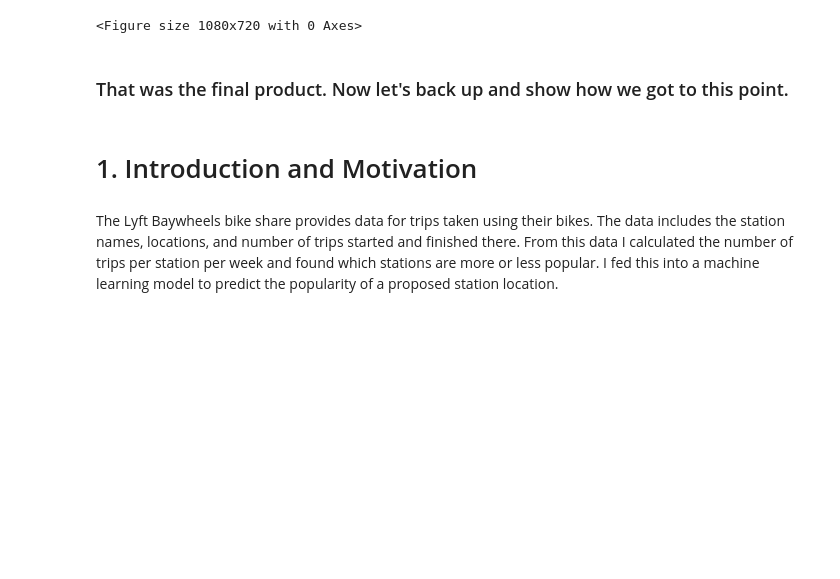
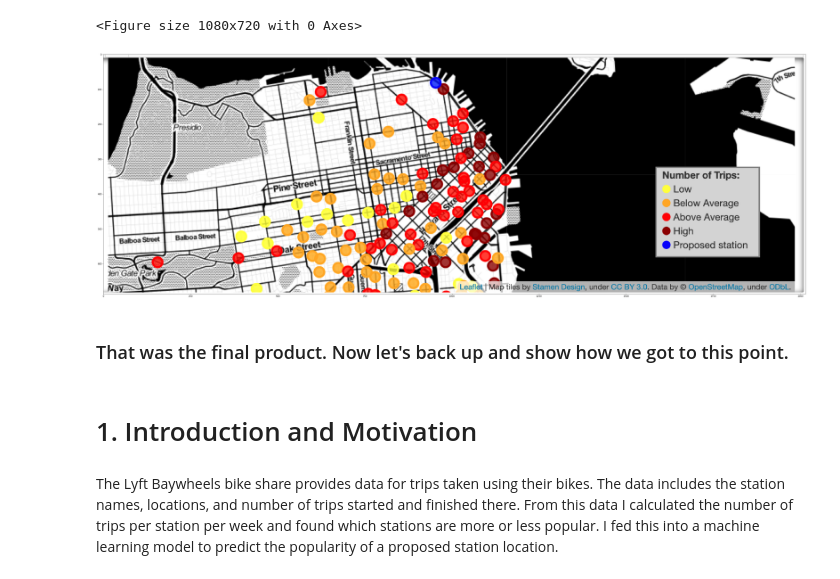
Before and after one commit to am-willmore/Lyft_Baywheels_Capstone, a Jupyter notebook: Lyft_Baywheels_capstone_2019.ipynb, the cells around one changed output. Drawn from its saved outputs; the diff is of its cells as text; code cells hidden in the pictures; blank space fills up the shorter version.

Commit message:
Add files via upload
Added png image of station map in case html doesn't render.

```diff
--- a/Lyft_Baywheels_capstone_2019.ipynb
+++ b/Lyft_Baywheels_capstone_2019.ipynb
@@ -77,6 +77,14 @@ m
 # %% [output]
 [interactive output not drawn]
 <Figure size 1080x720 with 0 Axes>
+# %%
+import matplotlib.image as mpimg
+
+plt.figure(figsize = (100,20))
+img=mpimg.imread('lyft_stations_screen_shot.png')
+imgplot = plt.imshow(img)
+# %% [output]
+[figure, added]
 # %% [markdown]
 ### That was the final product. Now let's back up and show how we got to this point.
 # %% [markdown]
```
